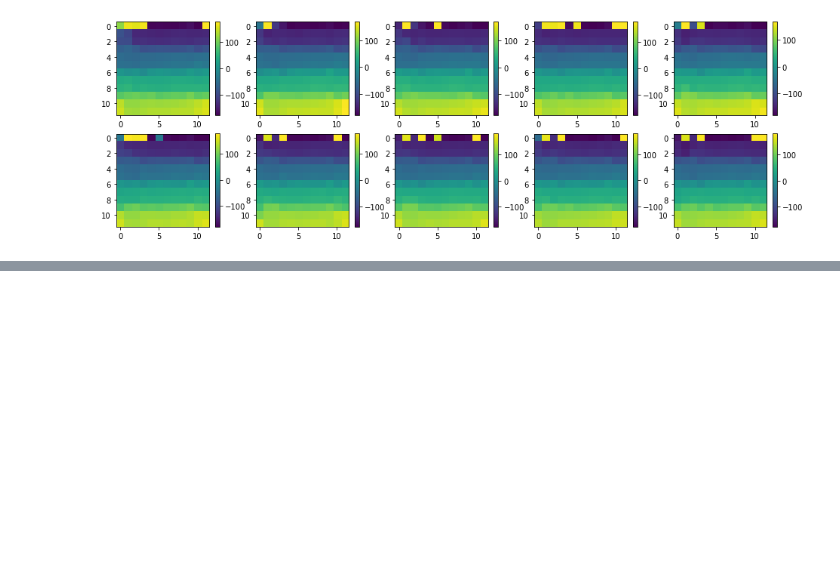
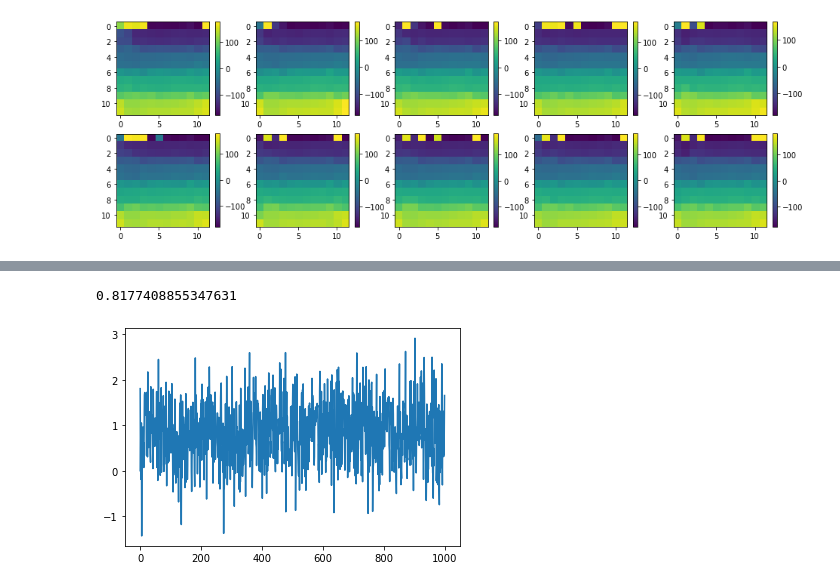
Before and after one commit to ccli3896/RLWorms, a Jupyter notebook: 12_01_dropoutmodel/IntegrationTesting2.ipynb, the cells around one changed output, grey strips where cells are left out. Drawn from its saved outputs; the diff is of its cells as text; code cells hidden in the pictures; blank space fills up the shorter version.

```diff
--- a/12_01_dropoutmodel/IntegrationTesting2.ipynb
+++ b/12_01_dropoutmodel/IntegrationTesting2.ipynb
@@ -143,0 +153,10 @@ worm = eme.FakeWorm(modset)
+# %%
+eval_r0=[]
+for i in range(50):
+    eval_r0.append(learner.eval_ep())
+# %%
+plt.plot(np.mean(eval_r0,axis=0))
+print(np.mean(eval_r0))
+# %% [output]
+0.8177408855347631
+[figure, added]
```
Also changed, not shown: parts of 25 cells of this notebook, 16 other files.
